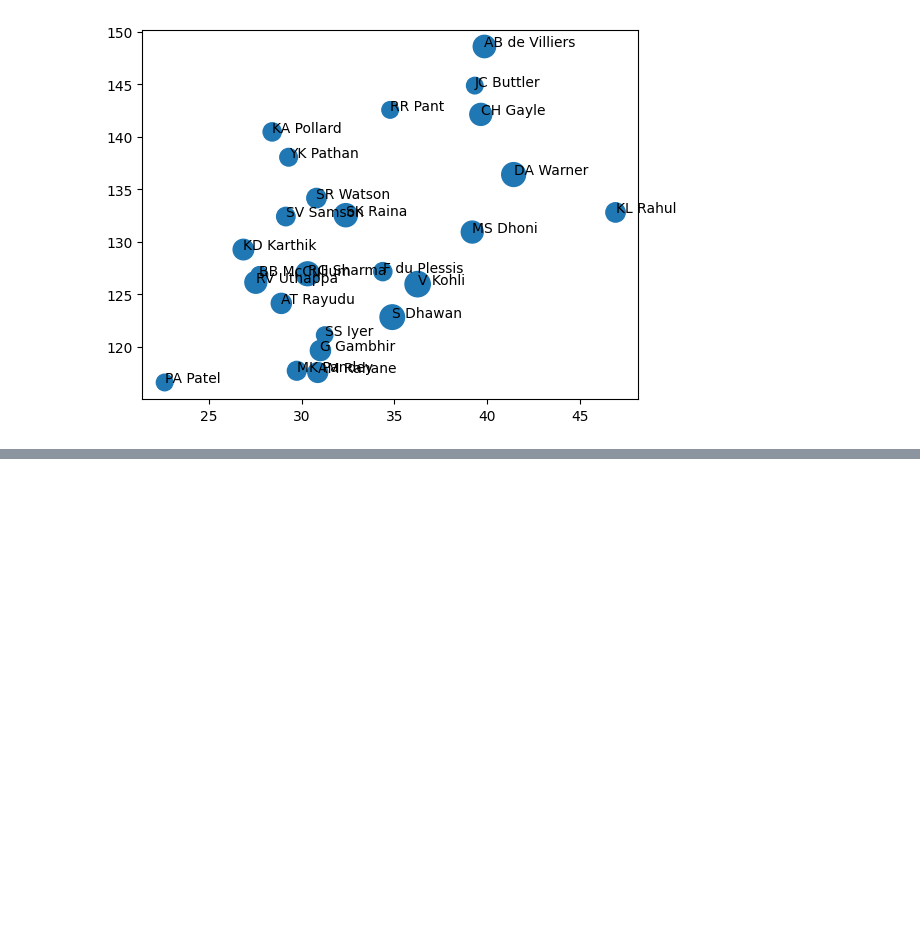
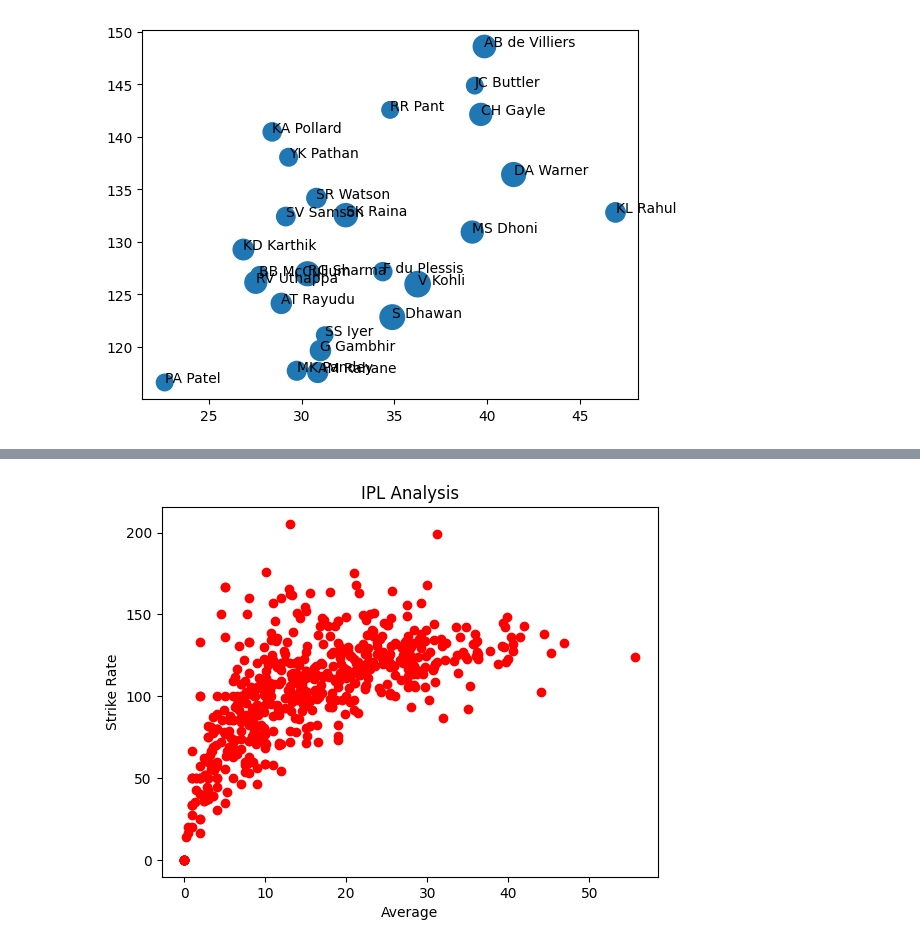
Before and after one commit to Rudra18GTHB/Codes, a Jupyter notebook: Visualization/Exp8.ipynb, the cells around one changed output, grey strips where cells are left out. Drawn from its saved outputs; the diff is of its cells as text; code cells hidden in the pictures; blank space fills up the shorter version.

```diff
--- a/Visualization/Exp8.ipynb
+++ b/Visualization/Exp8.ipynb
@@ -40,3 +40,6 @@ for i in range(df.shape[0]):
 plt.show()
 # %% [output]
 [figure]
+# %%
+df=pd.read_csv("batter.csv")
+df.head(25)
@@ -42,0 +64,9 @@ plt.show()
+# %%
+fig, ax=plt.subplots()
+ax.scatter(df['avg'],df['strike_rate'],color='red')
+ax.set_title("IPL Analysis")
+ax.set_xlabel('Average')
+ax.set_ylabel('Strike Rate')
+fig.show()
+# %% [output]
+[figure, added]
```
Also changed, not shown: parts of 1 cell of this notebook.
